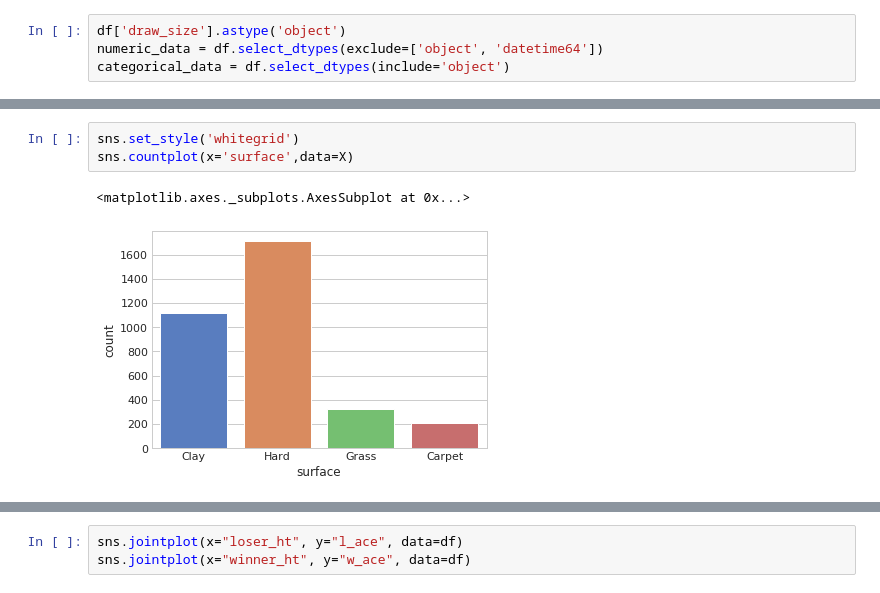
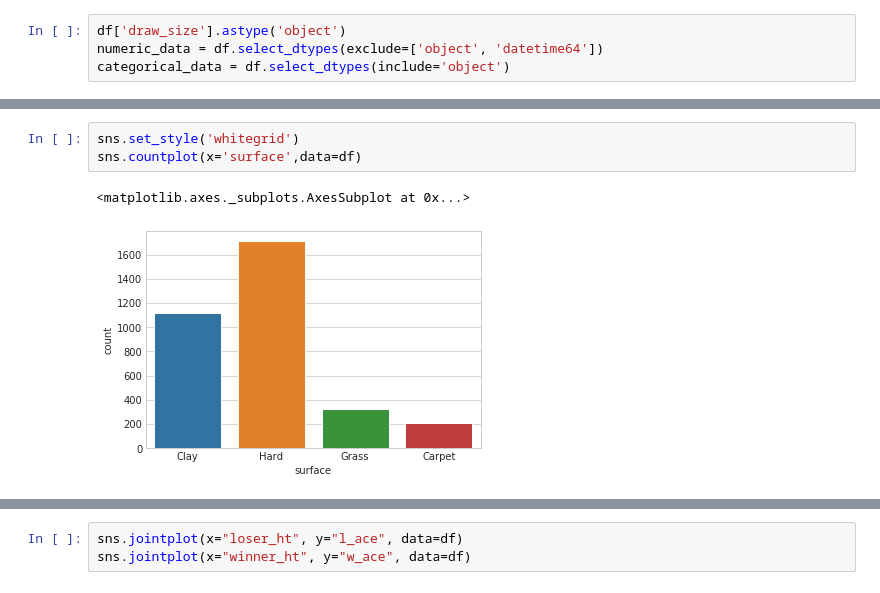
Before and after one commit to tomasojea/Tennis-EDA, a Jupyter notebook: experimentation_EDA.ipynb, the cells around one changed output, grey strips where cells are left out. Drawn from its saved outputs; the diff is of its cells as text.

```diff
--- a/experimentation_EDA.ipynb
+++ b/experimentation_EDA.ipynb
@@ -152,6 +144,6 @@ result.head()
 # %%
 sns.set_style('whitegrid')
-sns.countplot(x='surface',data=X)
+sns.countplot(x='surface',data=df)
 # %% [output]
 <matplotlib.axes._subplots.AxesSubplot at 0x...>
-[figure, old version]
+[figure, new version]
```
Also changed, not shown: parts of 16 cells of this notebook.
